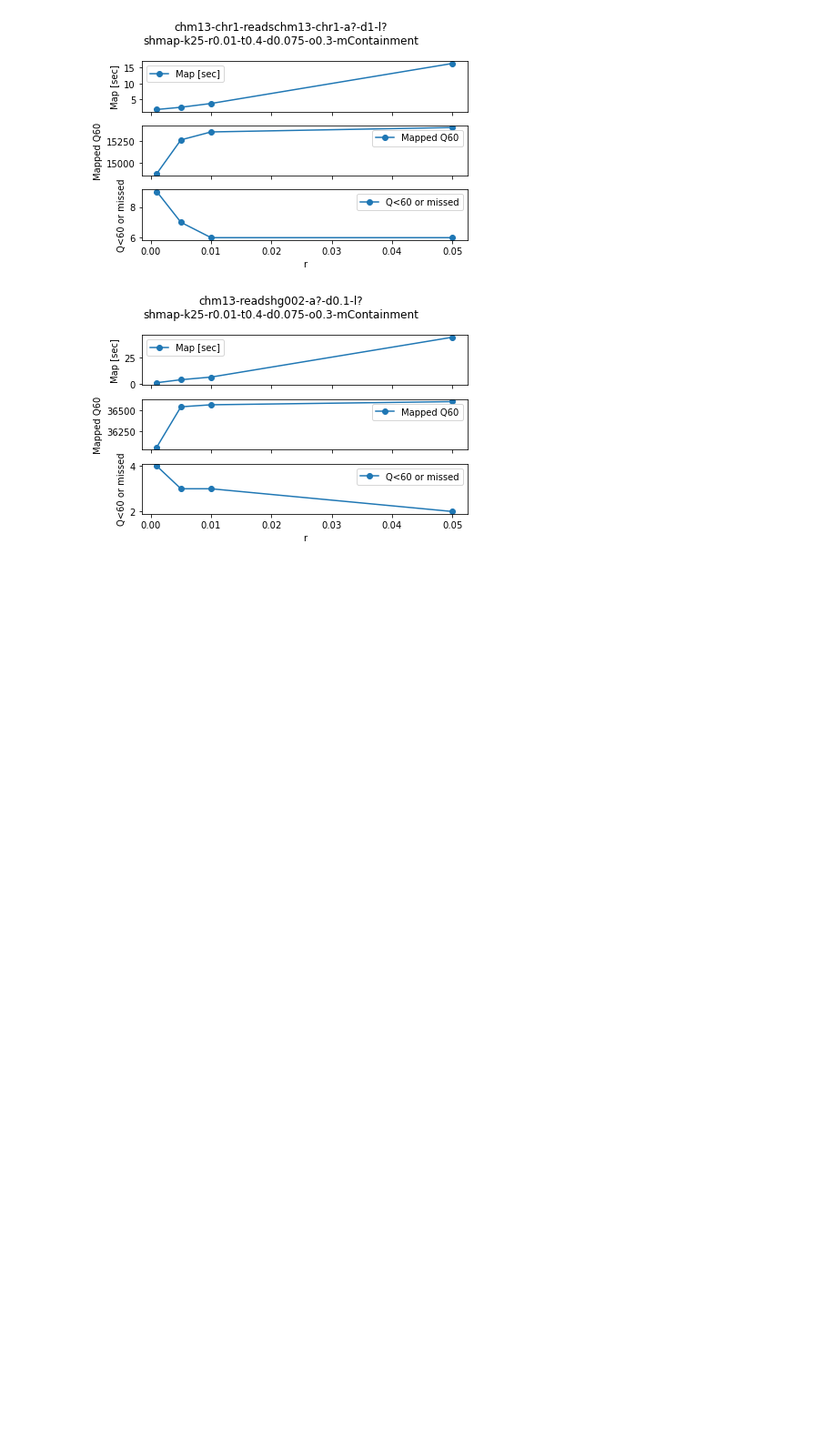
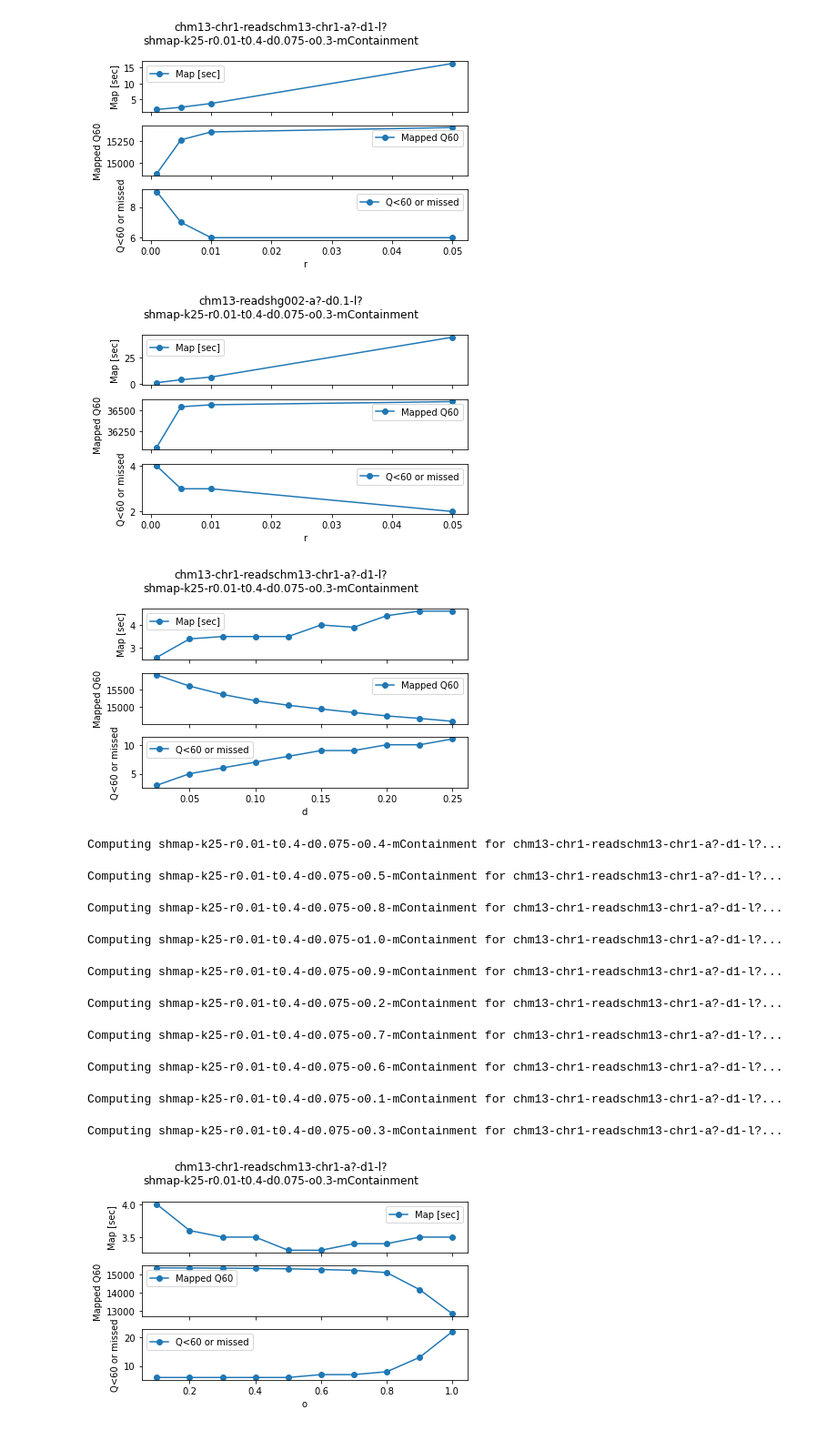
Before and after one commit to pesho-ivanov/shmap, a Jupyter notebook: evals/compare.ipynb, the cells around one changed output. Shown at 91% size. Drawn from its saved outputs; the diff is of its cells as text; code cells hidden in the pictures; blank space fills up the shorter version.

Commit message:
+min_diffs, max_overlaps

```diff
--- a/evals/compare.ipynb
+++ b/evals/compare.ipynb
@@ -217,3 +217,19 @@ plot_line_params(Path('out_small/sketching'), pivot, dataset, 'r')
 plot_line_params(Path('out_small/sketching'), pivot, 'chm13-readshg002-a?-d0.1-l?', 'r')
 # %% [output]
 [figure]
+# %%
+plot_line_params(Path('out_small/min_diffs'), pivot, dataset, 'd')
+plot_line_params(Path('out_small/max_overlaps'), pivot, dataset, 'o')
+# %% [output]
+[figure, added]
+Computing shmap-k25-r0.01-t0.4-d0.075-o0.4-mContainment for chm13-chr1-readschm13-chr1-a?-d1-l?...
+Computing shmap-k25-r0.01-t0.4-d0.075-o0.5-mContainment for chm13-chr1-readschm13-chr1-a?-d1-l?...
+Computing shmap-k25-r0.01-t0.4-d0.075-o0.8-mContainment for chm13-chr1-readschm13-chr1-a?-d1-l?...
+Computing shmap-k25-r0.01-t0.4-d0.075-o1.0-mContainment for chm13-chr1-readschm13-chr1-a?-d1-l?...
+Computing shmap-k25-r0.01-t0.4-d0.075-o0.9-mContainment for chm13-chr1-readschm13-chr1-a?-d1-l?...
+Computing shmap-k25-r0.01-t0.4-d0.075-o0.2-mContainment for chm13-chr1-readschm13-chr1-a?-d1-l?...
+Computing shmap-k25-r0.01-t0.4-d0.075-o0.7-mContainment for chm13-chr1-readschm13-chr1-a?-d1-l?...
+Computing shmap-k25-r0.01-t0.4-d0.075-o0.6-mContainment for chm13-chr1-readschm13-chr1-a?-d1-l?...
+Computing shmap-k25-r0.01-t0.4-d0.075-o0.1-mContainment for chm13-chr1-readschm13-chr1-a?-d1-l?...
+Computing shmap-k25-r0.01-t0.4-d0.075-o0.3-mContainment for chm13-chr1-readschm13-chr1-a?-d1-l?...
+[figure, added]
```
Also changed, not shown: 1 other file.
